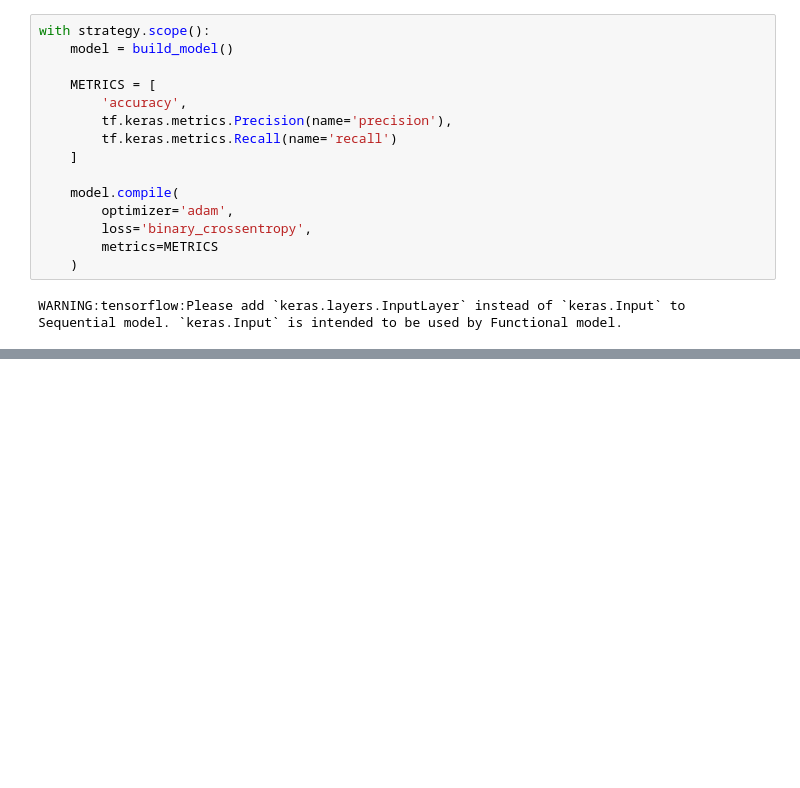
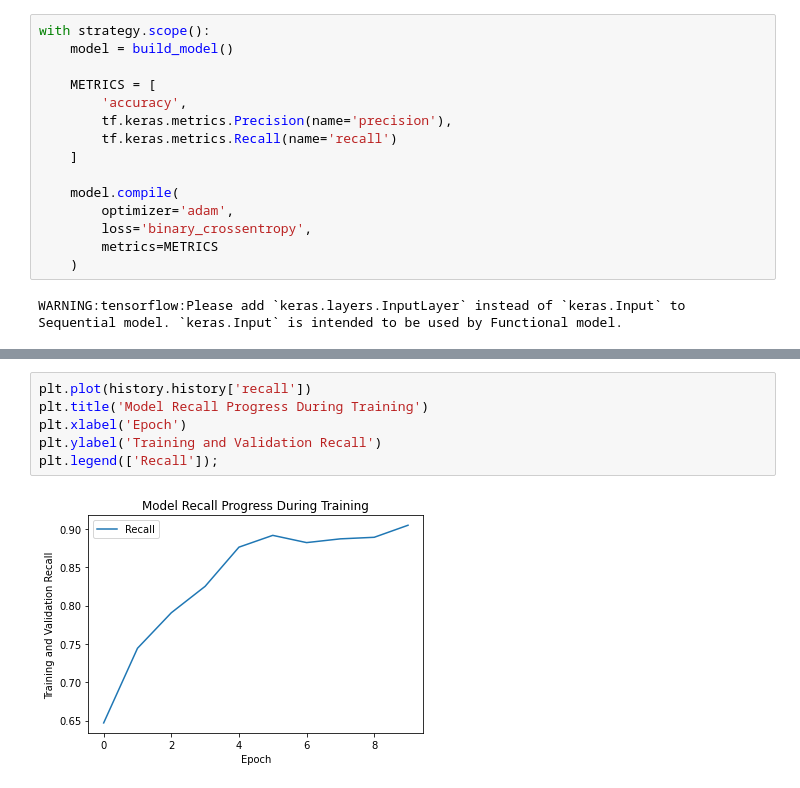
Before and after one commit to RodrigoOBC/TCC-CienciaDados, a Jupyter notebook: modelos/Modelo_B.ipynb, the cells around one changed output, grey strips where cells are left out. Drawn from its saved outputs; the diff is of its cells as text; blank space fills up the shorter version.

```diff
--- a/modelos/Modelo_B.ipynb
+++ b/modelos/Modelo_B.ipynb
@@ -241,0 +275,8 @@ Epoch 10/10
+# %%
+plt.plot(history.history['recall'])
+plt.title('Model Recall Progress During Training')
+plt.xlabel('Epoch')
+plt.ylabel('Training and Validation Recall')
+plt.legend(['Recall']);
+# %% [output]
+[figure, added]
```
Also changed, not shown: parts of 14 cells of this notebook, 1 other file.
